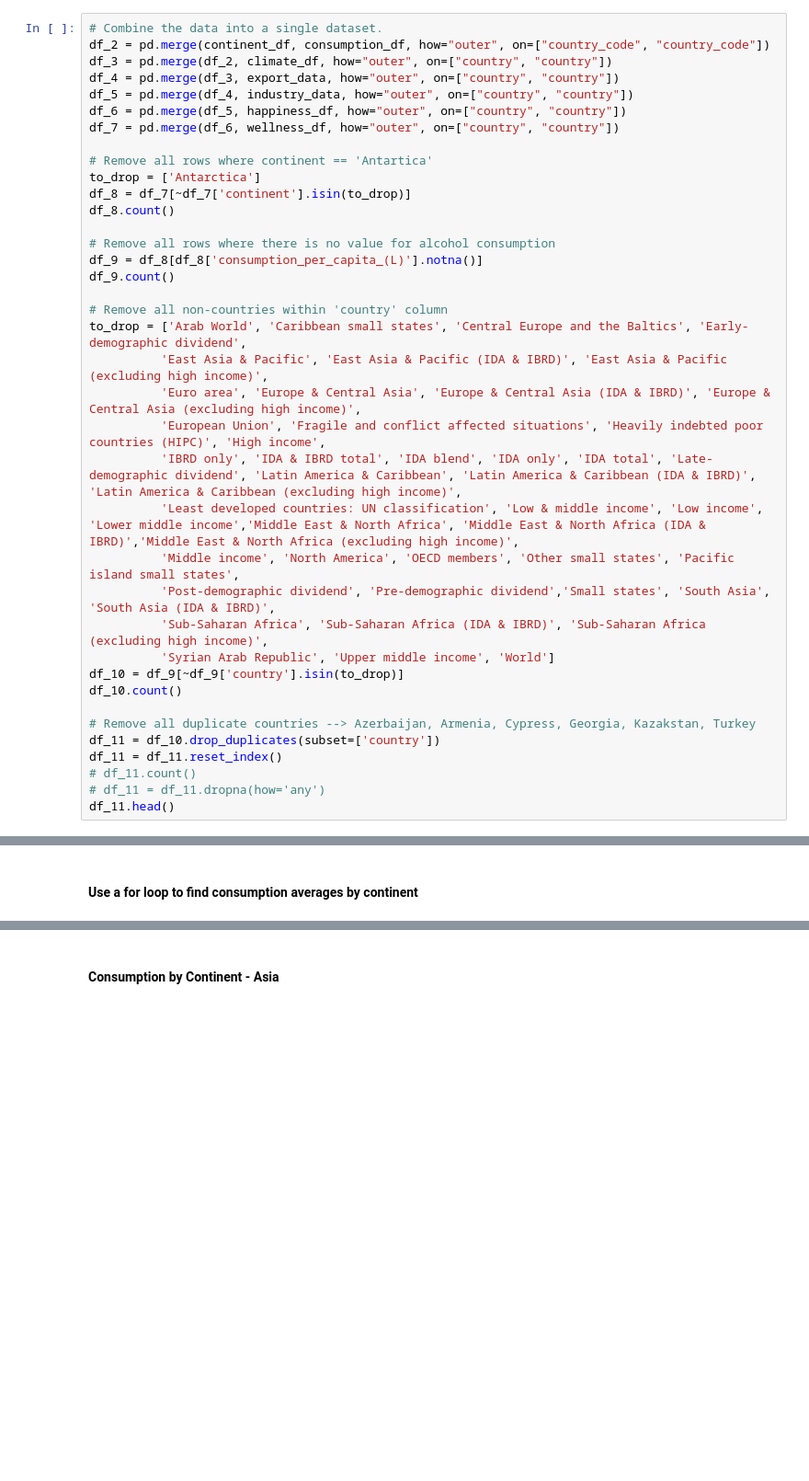
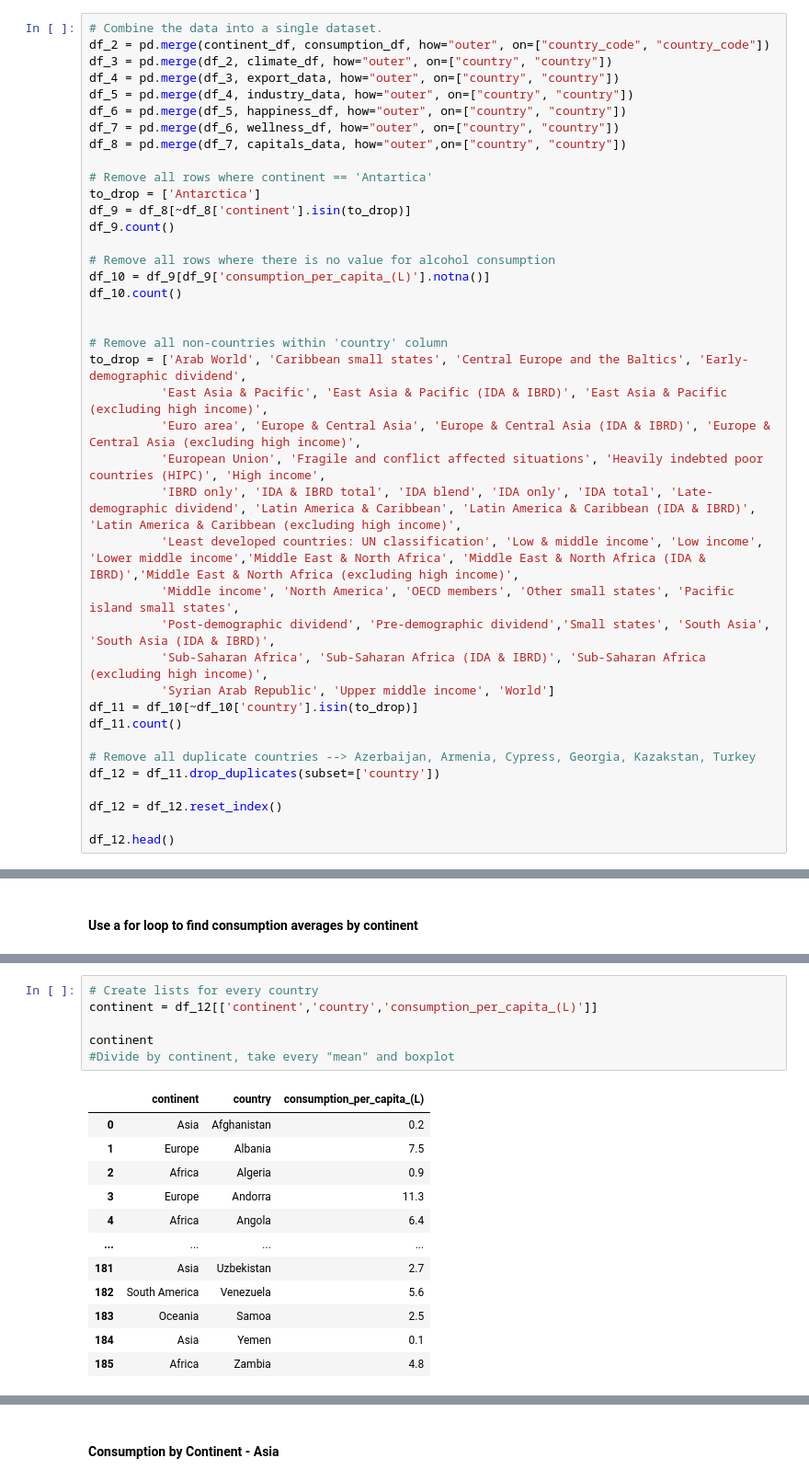
Before and after one commit to reccleston/data-analysis-project-1, a Jupyter notebook: Alison/mega_df_playground.ipynb, the cells around one changed output, grey strips where cells are left out. Shown at 92% size. Cells and saved outputs as stored; diff of their text form; blank space fills up the shorter version.

```diff
--- a/Alison/mega_df_playground.ipynb
+++ b/Alison/mega_df_playground.ipynb
@@ -87,15 +103,17 @@ df_4 = pd.merge(df_3, export_data, how="outer", on=["country", "country"])
 df_5 = pd.merge(df_4, industry_data, how="outer", on=["country", "country"])
 df_6 = pd.merge(df_5, happiness_df, how="outer", on=["country", "country"])
 df_7 = pd.merge(df_6, wellness_df, how="outer", on=["country", "country"])
+df_8 = pd.merge(df_7, capitals_data, how="outer",on=["country", "country"])
 
 # Remove all rows where continent == 'Antartica'
 to_drop = ['Antarctica']
-df_8 = df_7[~df_7['continent'].isin(to_drop)]
-df_8.count()
+df_9 = df_8[~df_8['continent'].isin(to_drop)]
+df_9.count()
 
 # Remove all rows where there is no value for alcohol consumption
-df_9 = df_8[df_8['consumption_per_capita_(L)'].notna()]
-df_9.count()
+df_10 = df_9[df_9['consumption_per_capita_(L)'].notna()]
+df_10.count()
+
 
 # Remove all non-countries within 'country' column
 to_drop = ['Arab World', 'Caribbean small states', 'Central Europe and the Baltics', 'Early-demographic dividend',
@@ -108,15 +126,15 @@ to_drop = ['Arab World', 'Caribbean small states', 'Central Europe and the Balti
           'Post-demographic dividend', 'Pre-demographic dividend','Small states', 'South Asia', 'South Asia (IDA & IBRD)',
           'Sub-Saharan Africa', 'Sub-Saharan Africa (IDA & IBRD)', 'Sub-Saharan Africa (excluding high income)',
           'Syrian Arab Republic', 'Upper middle income', 'World']
-df_10 = df_9[~df_9['country'].isin(to_drop)]
-df_10.count()
+df_11 = df_10[~df_10['country'].isin(to_drop)]
+df_11.count()
 
 # Remove all duplicate countries --> Azerbaijan, Armenia, Cypress, Georgia, Kazakstan, Turkey
-df_11 = df_10.drop_duplicates(subset=['country'])
-df_11 = df_11.reset_index()
-# df_11.count()
-# df_11 = df_11.dropna(how='any')
-df_11.head()
+df_12 = df_11.drop_duplicates(subset=['country'])
+
+df_12 = df_12.reset_index()
+
+df_12.head()
 # %% [output]
 |  | index | continent | country_code | country | consumption_per_capita_(L) | climate | main_export | main_industry | ... |
 | 0 | 0 | Asia | AFG | Afghanistan | 0.2 | arid to semiarid; cold winters an... | Fruit and nuts | small-scale production of bricks | ... |
@@ -301,0 +412,19 @@ print(number_countries)
+# %%
+# Create lists for every country
+continent = df_12[['continent','country','consumption_per_capita_(L)']]
+
+continent
+#Divide by continent, take every "mean" and boxplot
+# %% [output]
+|  | continent | country | consumption_per_capita_(L) |
+| 0 | Asia | Afghanistan | 0.2 |
+| 1 | Europe | Albania | 7.5 |
+| 2 | Africa | Algeria | 0.9 |
+| 3 | Europe | Andorra | 11.3 |
+| 4 | Africa | Angola | 6.4 |
+| ... | ... | ... | ... |
+| 181 | Asia | Uzbekistan | 2.7 |
+| 182 | South America | Venezuela | 5.6 |
+| 183 | Oceania | Samoa | 2.5 |
+| 184 | Asia | Yemen | 0.1 |
+| 185 | Africa | Zambia | 4.8 |
```
Also changed, not shown: parts of 29 cells of this notebook.
